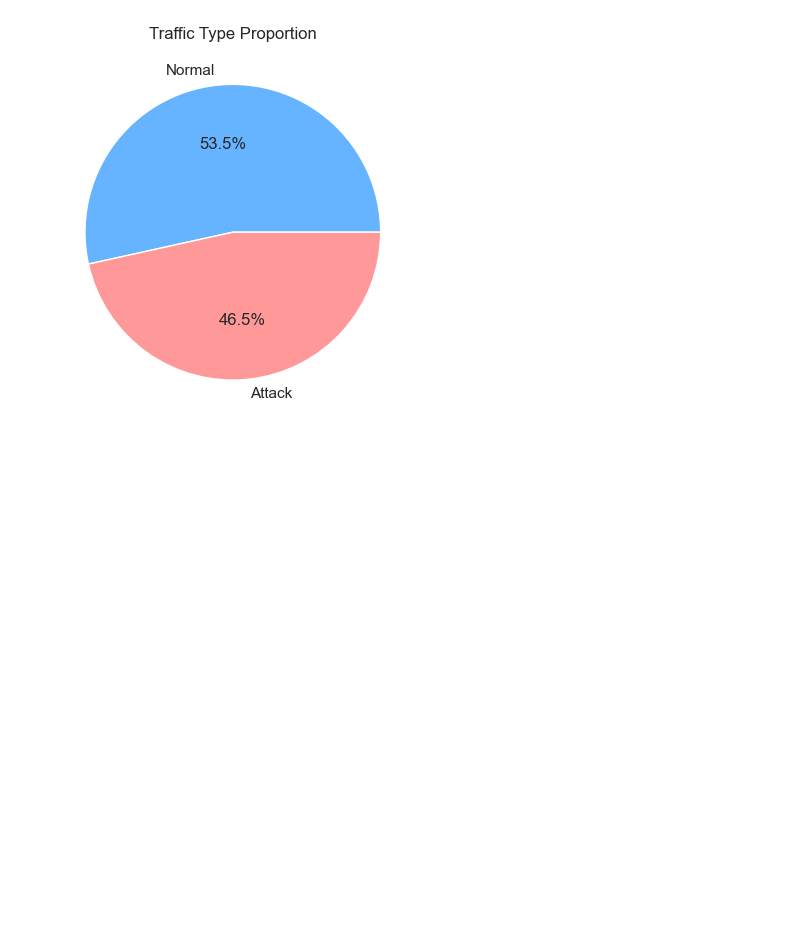
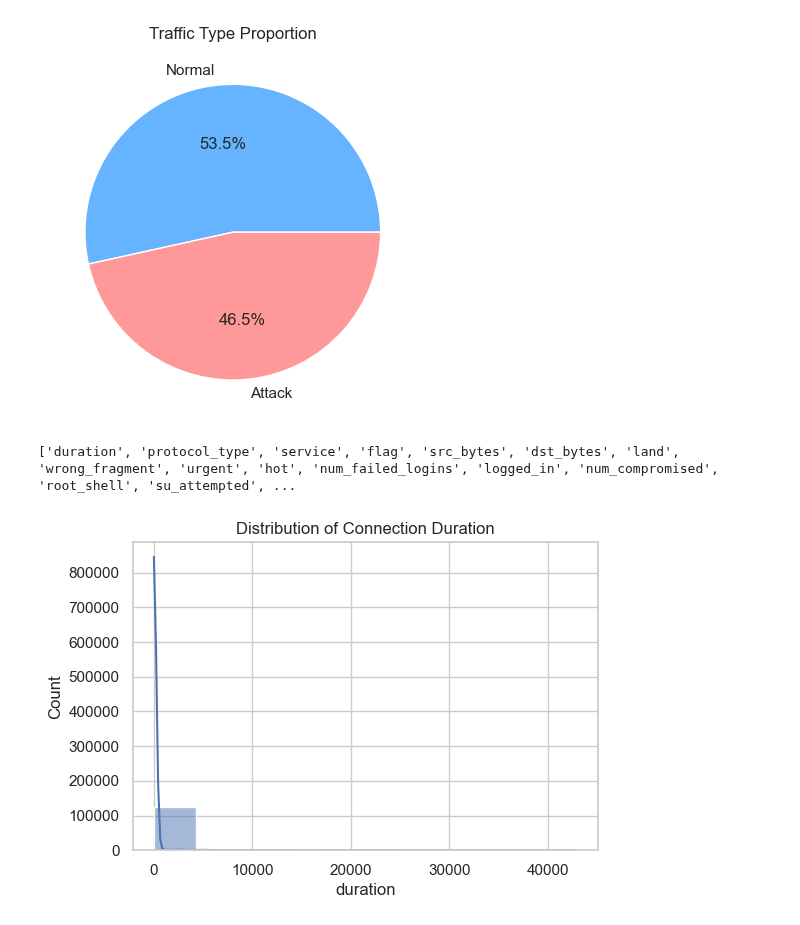
Before and after one commit to SpringBoardMentor193s/SentinelNet_Oct_Batch, a Jupyter notebook: main.ipynb, the cells around one changed output. Cells and saved outputs as stored; diff of their text form; code cells hidden in the pictures; blank space fills up the shorter version.

```diff
--- a/main.ipynb
+++ b/main.ipynb
@@ -291,3 +291,16 @@ plt.ylabel('')
 plt.show()
 # %% [output]
 [figure]
+# %%
+train_df.describe()
+print(column_names)
+# %% [output]
+['duration', 'protocol_type', 'service', 'flag', 'src_bytes', 'dst_bytes', 'land', 'wrong_fragment', 'urgent', 'hot', 'num_failed_logins', 'logged_in', 'num_compromised', 'root_shell', 'su_attempted', ...
+# %%
+# Histogram
+plt.figure(figsize=(6,4))
+sns.histplot(train_df['duration'], bins=10, kde=True)
+plt.title("Distribution of Connection Duration")
+plt.show()
+# %% [output]
+[figure, added]
```
Also changed, not shown: parts of 13 cells of this notebook.
